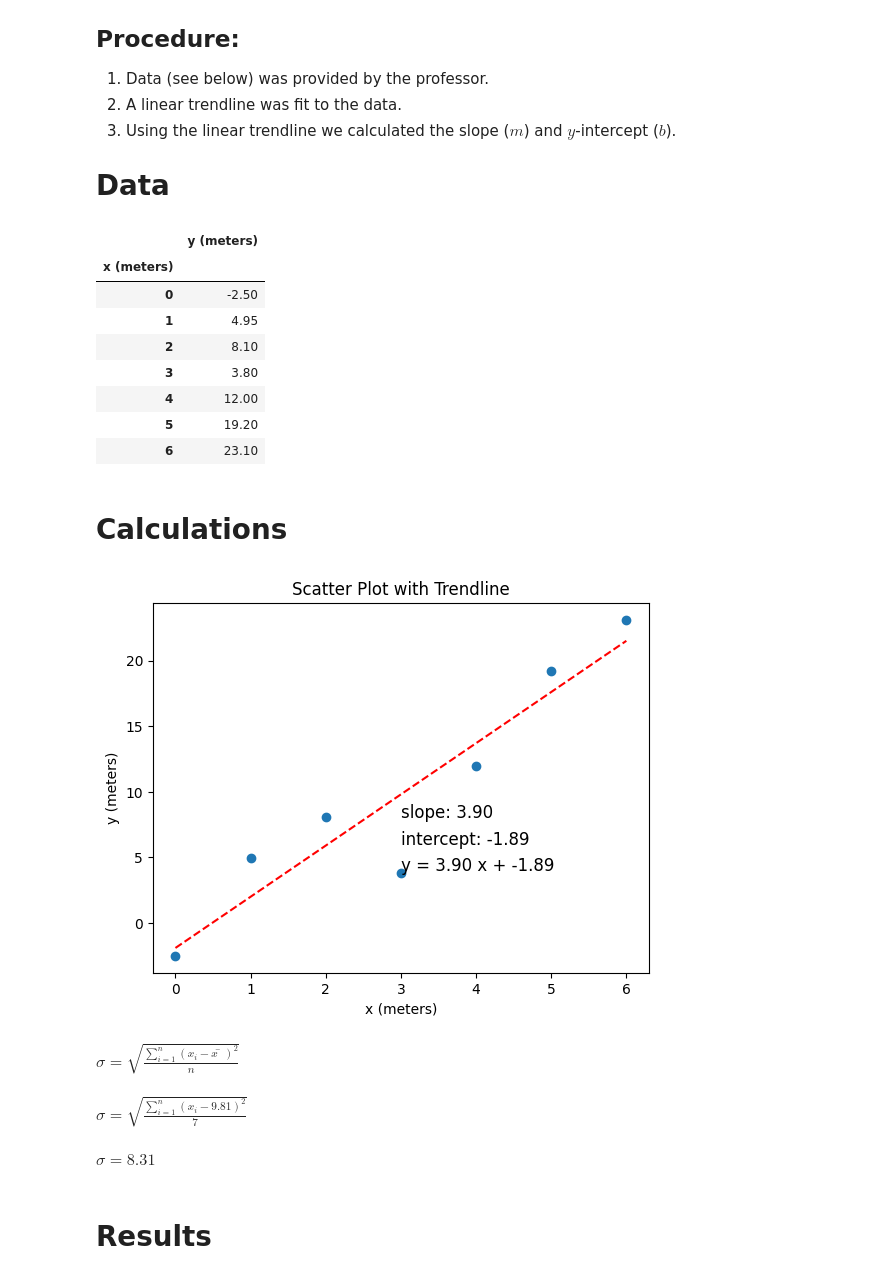
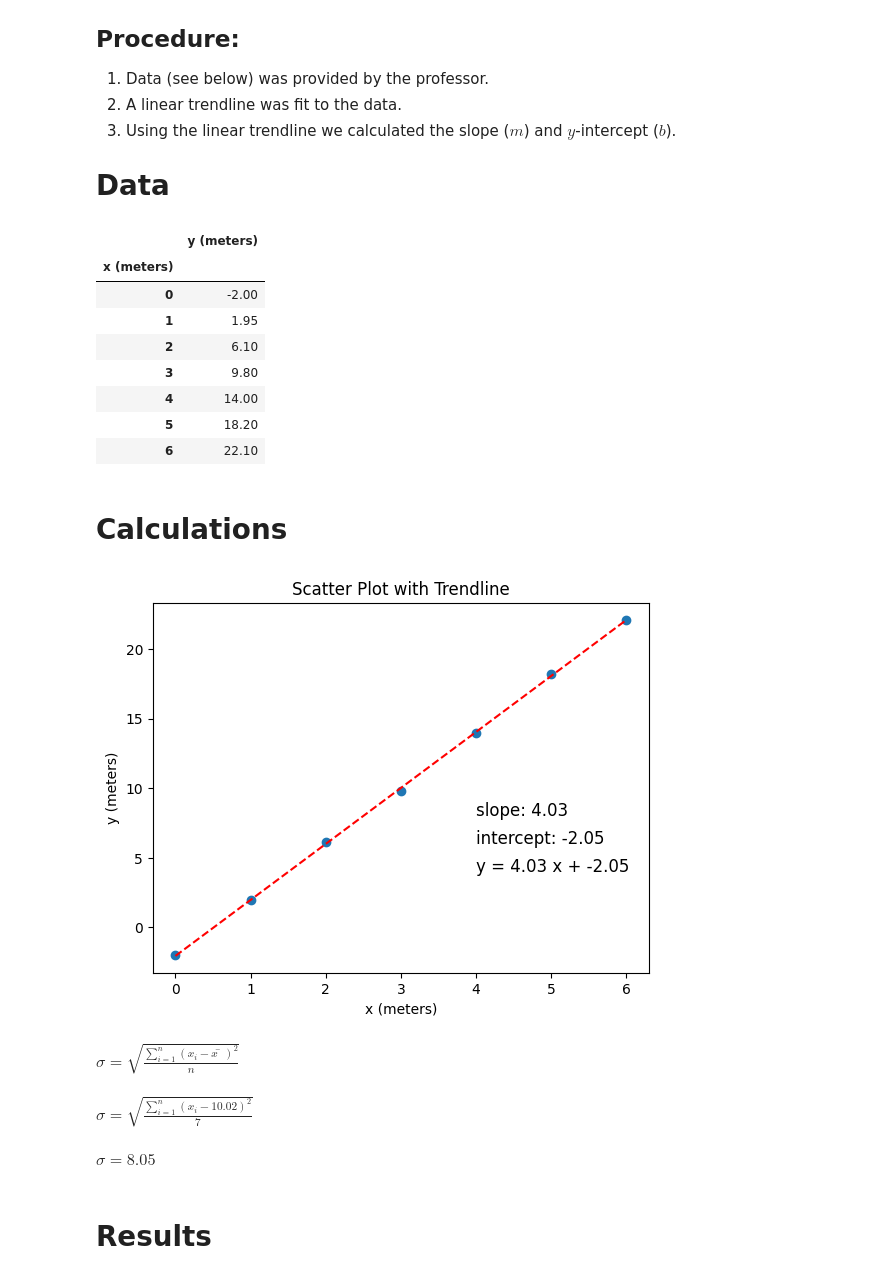
Before and after one commit to dundonite/Physics-Lab-2125-15921, a Jupyter notebook: lab1/report.ipynb, the cells around one changed output. Saved outputs shown, nothing was run; the diff lists cells and outputs as text; code cells hidden in the pictures.

```diff
--- a/lab1/report.ipynb
+++ b/lab1/report.ipynb
@@ -17,15 +18,12 @@ from IPython.display import Latex
 def markdown(line, cell):
     return md(cell.format(**globals()))
 # %%
+# Request Data
+name = mr.Text(value="Your Name", label="What is your name?", rows=1)
+course = mr.Text(value="2125 (15921)", label="What class are you in?", rows=1)
+date = mr.Text(value="2025-01-17", label="Lab Date", rows=1)
+labNum = mr.Text(value="1", label="Lab Number", rows=1)
+labName = mr.Text(value="Plotting a Straight Line Graph", label="Lab Name", rows=1)
+
 # Load data
-df = pd.read_csv('data.csv').set_index('x (meters)')
-
-# Load lab metadata
-labmeta = yaml.safe_load(open('labmeta.yaml'))
-
-# Parse meta
-name = labmeta["name"]
-course = labmeta["course"]
-labNum = labmeta["labNum"]
-labDate = labmeta["labDate"]
-labName = labmeta["labName"]
+df = pd.read_csv('./data.csv').set_index('x (meters)')
@@ -71,13 +75,13 @@ HTML(df.to_html())
 # %% [output]
 |  | y (meters) |
 | x (meters) |  |
-| 0 | -2.50 |
-| 1 | 4.95 |
-| 2 | 8.10 |
-| 3 | 3.80 |
-| 4 | 12.00 |
-| 5 | 19.20 |
-| 6 | 23.10 |
+| 0 | -2.00 |
+| 1 | 1.95 |
+| 2 | 6.10 |
+| 3 | 9.80 |
+| 4 | 14.00 |
+| 5 | 18.20 |
+| 6 | 22.10 |
 # %% [markdown]
 # Calculations
 # %%
@@ -109,44 +113,44 @@ plt.plot(df.index, p(df.index), "r--")
 plt.xlabel('x (meters)')
 plt.ylabel('y (meters)')
 plt.title('Scatter Plot with Trendline')
-plt.text(3, 8, f'slope: {trend_slope_str}', fontsize=12)
-plt.text(3, 6, f'intercept: {trend_intercept_str}', fontsize=12)
-plt.text(3, 4, f'y = {trend_slope_str} x + {trend_intercept_str}', fontsize=12)
+plt.text(4, 8, f'slope: {trend_slope_str}', fontsize=12)
+plt.text(4, 6, f'intercept: {trend_intercept_str}', fontsize=12)
+plt.text(4, 4, f'y = {trend_slope_str} x + {trend_intercept_str}', fontsize=12)
 
 # Render the plot
 plt.show()
 
 # Show the math on standard deviation
 display(Latex(f'$\
 σ=\sqrt{{ \
   \\frac{{ \
     \sum_{{i=1}}^n{{ \
       (x_i - x̄)^2 \
     }} \
   }} \
   {{n}} \
 }} \
 $'))
 
 display(Latex(f'$\
 σ=\sqrt{{ \
   \\frac{{ \
     \sum_{{i=1}}^n{{ \
       (x_i - {mean_y_str})^2 \
     }} \
   }} \
   {{{df.shape[0]}}} \
 }} \
 $'))
 
 display(Latex(f'$\
 σ= {deviation_str} \
 $'))
 # %% [output]
-[figure, old version]
+[figure, new version]
 $σ=\sqrt{   \frac{     \sum_{i=1}^n{       (x_i - x̄)^2     }   }   {n} } $
-$σ=\sqrt{   \frac{     \sum_{i=1}^n{       (x_i - 9.81)^2     }   }   {7} } $
+$σ=\sqrt{   \frac{     \sum_{i=1}^n{       (x_i - 10.02)^2     }   }   {7} } $
-$σ= 8.31 $
+$σ= 8.05 $
 # %% [markdown]
 # Results
 # %%
```
Also changed, not shown: parts of 4 cells of this notebook, 2 other files.
